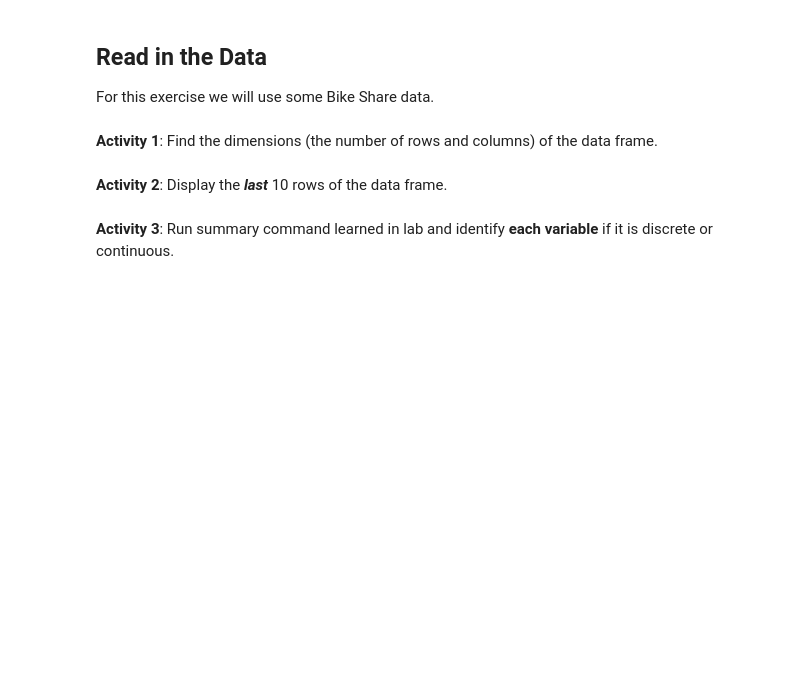
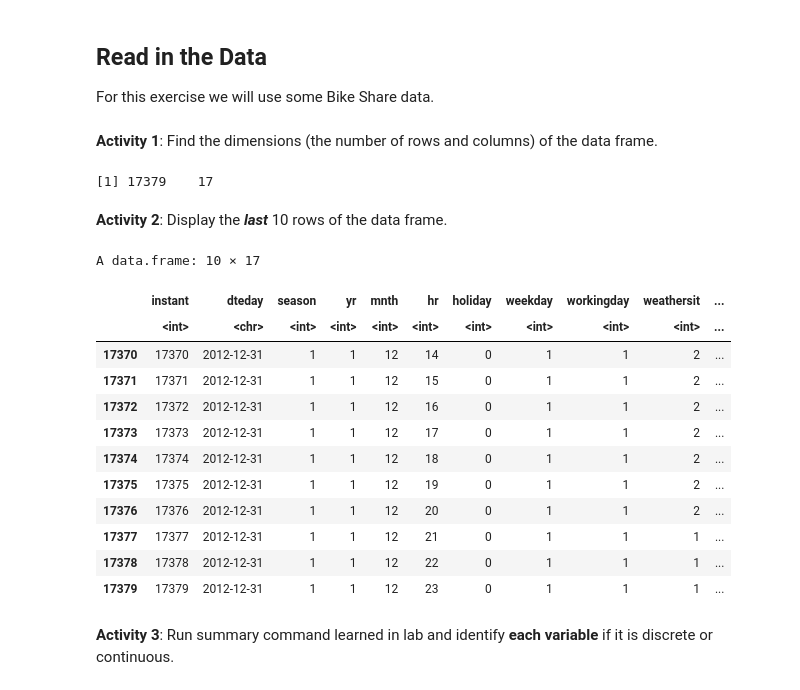
Before and after one commit to may96cc/sp22dsa7020, a Jupyter notebook: module1/exercises/exercises.ipynb, the cells around one changed output. Cells and saved outputs as stored; diff of their text form; code cells hidden in the pictures; blank space fills up the shorter version.

```diff
--- a/module1/exercises/exercises.ipynb
+++ b/module1/exercises/exercises.ipynb
@@ -21,8 +18,27 @@ bikeshare_hour <- read.csv('/dsa/data/all_datasets/bikeshare/hour.csv')
+# %%
+dim(bikeshare_hour)
+# %% [output]
+[1] 17379    17
 # %% [markdown]
 **Activity 2**: Display the ***last*** 10 rows of the data frame.
 # %%
 # Code for Activity 2 goes here
 # ------------------------------
+tail(bikeshare_hour, 10)
+# %% [output]
+A data.frame: 10 × 17
+|  | instant | dteday | season | yr | mnth | hr | holiday | weekday | workingday | weathersit | ... |
+|  | <int> | <chr> | <int> | <int> | <int> | <int> | <int> | <int> | <int> | <int> | ... |
+| 17370 | 17370 | 2012-12-31 | 1 | 1 | 12 | 14 | 0 | 1 | 1 | 2 | ... |
+| 17371 | 17371 | 2012-12-31 | 1 | 1 | 12 | 15 | 0 | 1 | 1 | 2 | ... |
+| 17372 | 17372 | 2012-12-31 | 1 | 1 | 12 | 16 | 0 | 1 | 1 | 2 | ... |
+| 17373 | 17373 | 2012-12-31 | 1 | 1 | 12 | 17 | 0 | 1 | 1 | 2 | ... |
+| 17374 | 17374 | 2012-12-31 | 1 | 1 | 12 | 18 | 0 | 1 | 1 | 2 | ... |
+| 17375 | 17375 | 2012-12-31 | 1 | 1 | 12 | 19 | 0 | 1 | 1 | 2 | ... |
+| 17376 | 17376 | 2012-12-31 | 1 | 1 | 12 | 20 | 0 | 1 | 1 | 2 | ... |
+| 17377 | 17377 | 2012-12-31 | 1 | 1 | 12 | 21 | 0 | 1 | 1 | 1 | ... |
+| 17378 | 17378 | 2012-12-31 | 1 | 1 | 12 | 22 | 0 | 1 | 1 | 1 | ... |
+| 17379 | 17379 | 2012-12-31 | 1 | 1 | 12 | 23 | 0 | 1 | 1 | 1 | ... |
 # %% [markdown]
 **Activity 3**: Run summary command learned in lab and identify **each variable** if it is discrete or continuous.
 # %%
```
Also changed, not shown: parts of 26 cells of this notebook.
